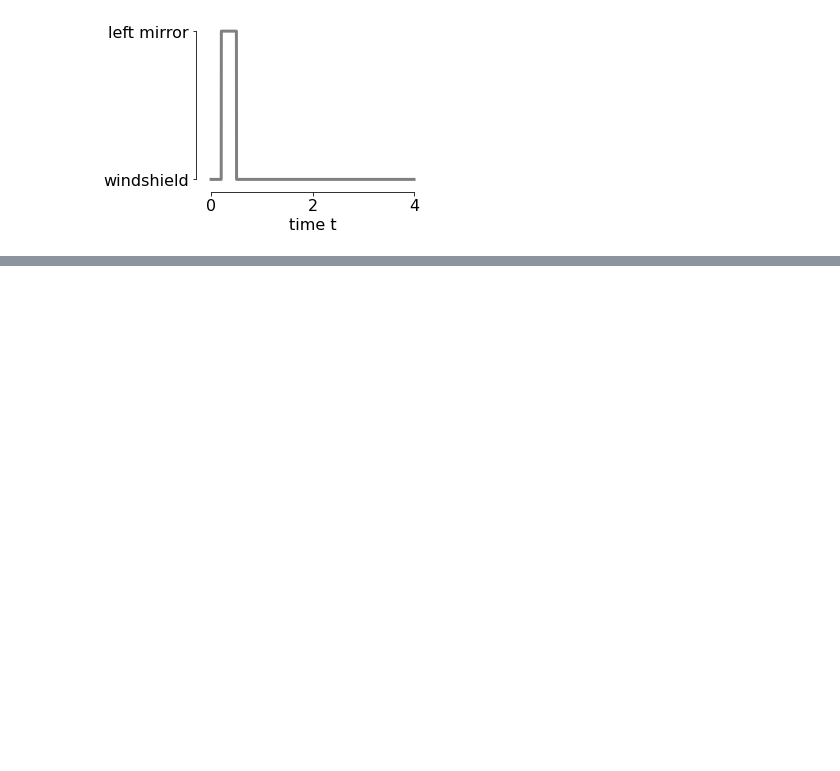
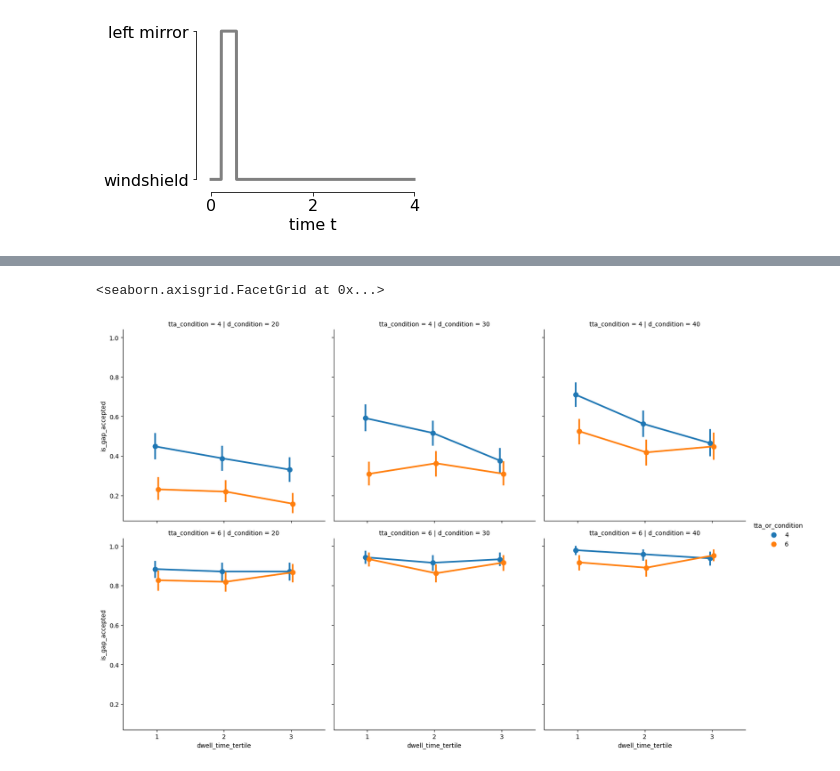
Before and after one commit to cherepaha/merging_eye_tracking, a Jupyter notebook: 04_figures.ipynb, the cells around one changed output, grey strips where cells are left out. Cells and saved outputs as stored; diff of their text form; code cells hidden in the pictures; blank space fills up the shorter version.

```diff
--- a/04_figures.ipynb
+++ b/04_figures.ipynb
@@ -187,0 +202,9 @@ plt.savefig("output/gaze_sample_1.png", bbox_inches="tight")
+# %%
+exp_measures["dwell_time_binary_coarse"] = pd.qcut(exp_measures['dwell_time'], 2, labels=["low", "high"])
+exp_measures["dwell_time_tertile_coarse"] = pd.qcut(exp_measures['dwell_time'], 3, labels=[1, 2, 3])
+exp_measures["dwell_time_tertile"] = exp_measures.groupby(["tta_condition", "d_condition", "tta_or_condition"]).apply(lambda m: pd.qcut(m['dwell_time'], 3, labels=[1, 2, 3])).values
+# %%
+sns.catplot(data=exp_measures, x="dwell_time_tertile", y="is_gap_accepted", col="d_condition", row="tta_condition", hue="tta_or_condition", kind="point", dodge=True)
+# %% [output]
+<seaborn.axisgrid.FacetGrid at 0x...>
+[figure, added]
```
Also changed, not shown: parts of 9 cells of this notebook, 3 other files.
